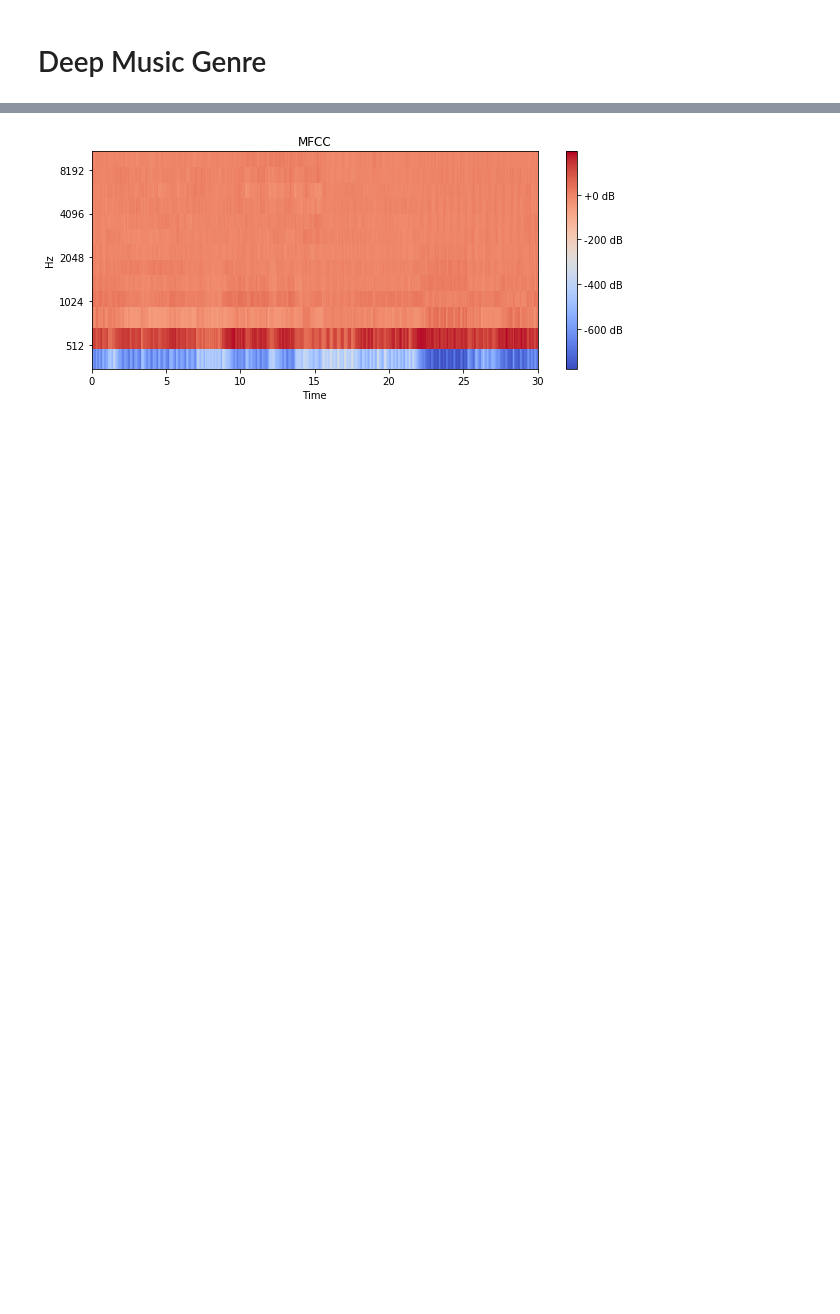
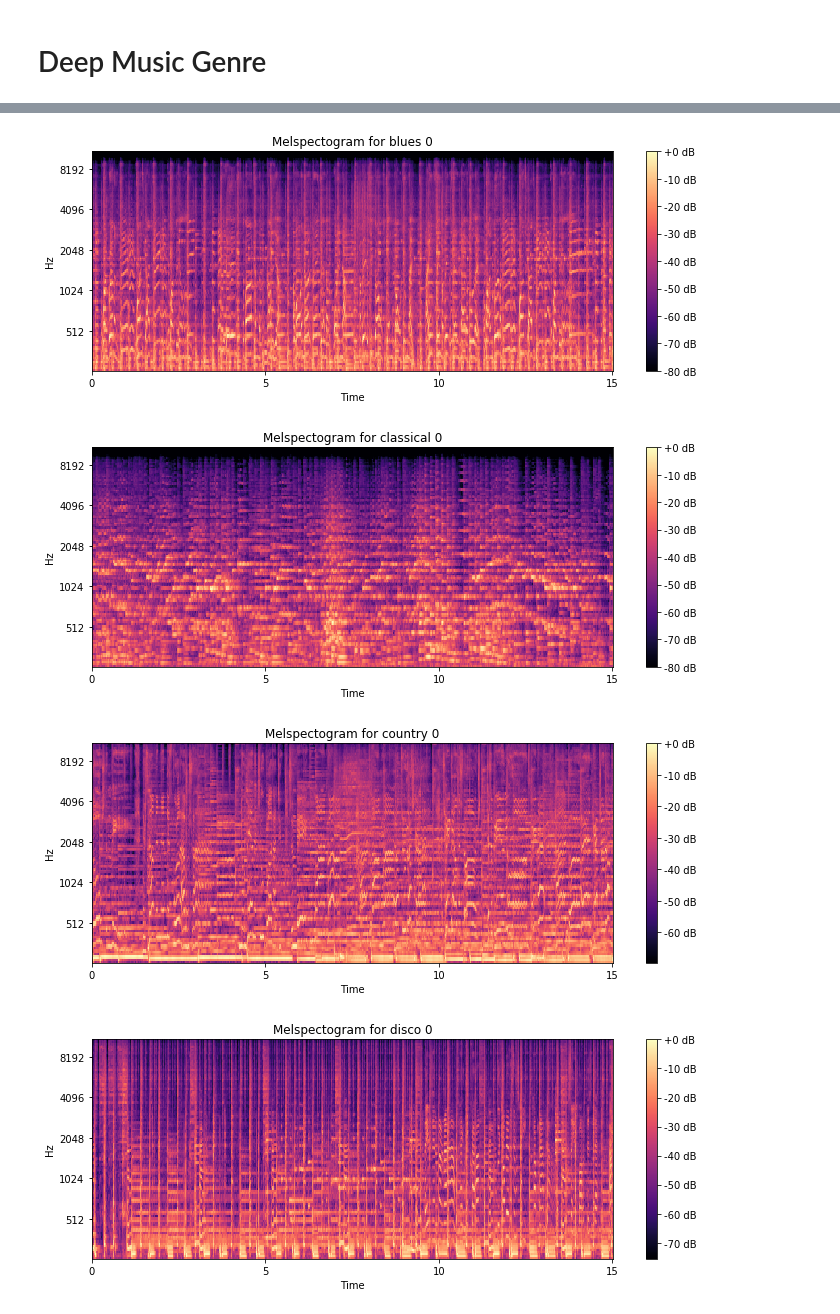
Before and after one commit to miguelfrde/stanford-cs231n, a Jupyter notebook: project/DeepMusicGenre.ipynb, the cells around one changed output, grey strips where cells are left out. Drawn from its saved outputs; the diff is of its cells as text; code cells hidden in the pictures; blank space fills up the shorter version.

Commit message:
Visualize spectograms

```diff
--- a/project/DeepMusicGenre.ipynb
+++ b/project/DeepMusicGenre.ipynb
@@ -27,3 +24,10 @@ We already have the MFCC preprocessed songs. Let's see them.
 # %%
 GTZAN_ROOT = 'datasets/genres'
-GTZAN_GENRES = os.listdir(GTZAN_ROOT)
+GTZAN_GENRES = [f for f in os.listdir(GTZAN_ROOT)
+                if os.path.isdir(os.path.join(GTZAN_ROOT, f))]
+# %%
+with open(os.path.join(GTZAN_ROOT, 'data.pickle'), 'rb') as f:
+    X, y = pickle.load(f)
+
+print(X.shape)
+print(y.shape)
@@ -30,10 +37,13 @@ GTZAN_GENRES = os.listdir(GTZAN_ROOT)
 # %%
-with open(os.path.join(GTZAN_ROOT, 'jazz/jazz.00000.pickle'), 'rb') as f:
-    mfcc = pickle.load(f)
+for i, genre in enumerate(GTZAN_GENRES):
+    x = X[i*100, :, :]
     plt.figure(figsize=(10, 4))
-    librosa.display.specshow(mfcc, y_axis='mel', x_axis='time')
+    librosa.display.specshow(x, y_axis='mel', x_axis='time')
     plt.colorbar(format='%+2.0f dB')
-    plt.title('MFCC')
-    #plt.tight_layout()
+    plt.title('Melspectogram for ' + genre + ' 0')
+    plt.tight_layout()
 # %% [output]
-[figure, old version]
+[figure, new version]
+[figure, added]
+[figure, added]
+[figure, added]
```
Also changed, not shown: parts of 9 cells of this notebook.
